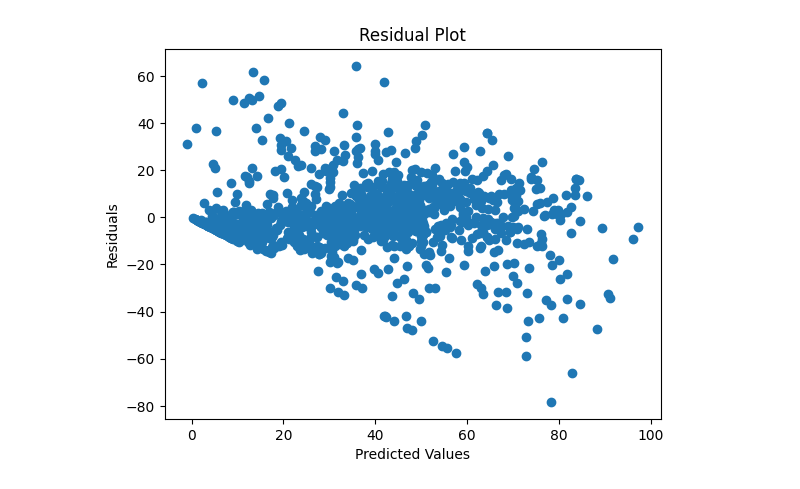
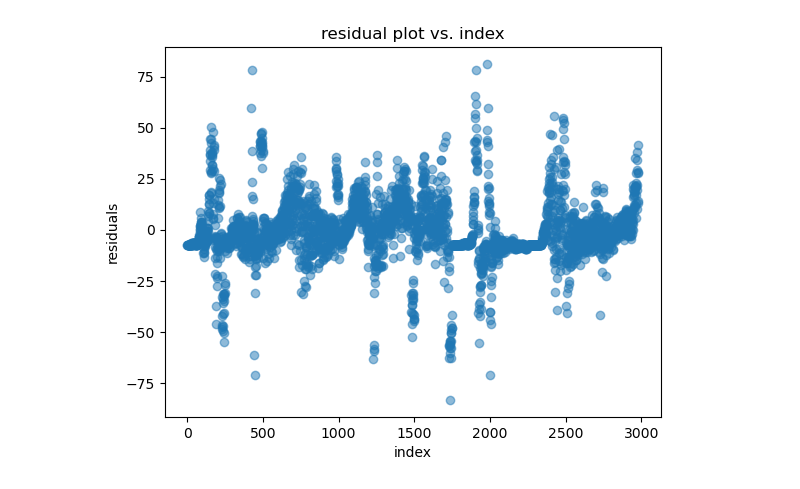
Before and after one commit to Arssh-Bajpai/Health-Trends-predictor, a Jupyter notebook: 2ndML.ipynb, the cells around one changed output. Drawn from its saved outputs; the diff is of its cells as text; code cells hidden in the pictures.

```diff
--- a/2ndML.ipynb
+++ b/2ndML.ipynb
@@ -84,0 +93,7 @@ Linear Regression R^2 Score: 0.6677423080294896
+# %%
+# Fit the regression model on the full data set
+lin_reg.fit(X, y)
+
+# Make predictions and get residuals
+y_preds = lin_reg.predict(X)
+resids = y - y_preds
@@ -129,9 +163,9 @@ Looking at our cross-validated data
 # %%
-import matplotlib.pyplot as plt
-residuals = y_test - y_pred
-for feature in ['interest_score_shift', 'interest_score_diff', 'month', 'year']:
-    plt.scatter(X_test[feature], residuals, alpha=0.5)
-    plt.xlabel(feature)
-    plt.ylabel('Residuals')
-    plt.title(f'Residuals vs {feature}')
-    plt.show()
+# Using interest score shift as the feature for the single linear regression model
+
+# Fit the regression model on the full data set
+lin_reg.fit(X[["interest_score_shift"]], y)
+
+# Make predictions and get residuals
+y_preds = lin_reg.predict(X[["interest_score_shift"]])
+residuals = y - y_preds
@@ -143,8 +172,11 @@ for feature in ['interest_score_shift', 'interest_score_diff', 'month', 'year']:
 # %%
-plt.scatter(y_pred, residuals)
-plt.xlabel('Predicted Values')
-plt.ylabel('Residuals')
-plt.title('Residual Plot')
+# Checking assumptions
+
+# Plot index vs. residuals
+plt.scatter(range(len(X[["interest_score_shift"]])), residuals, alpha=0.5)
+plt.xlabel("index")
+plt.ylabel("residuals")
+plt.title("residual plot vs. index")
 plt.show()
 # %% [output]
-[figure, old version]
+[figure, new version]
```
Also changed, not shown: parts of 17 cells of this notebook.
